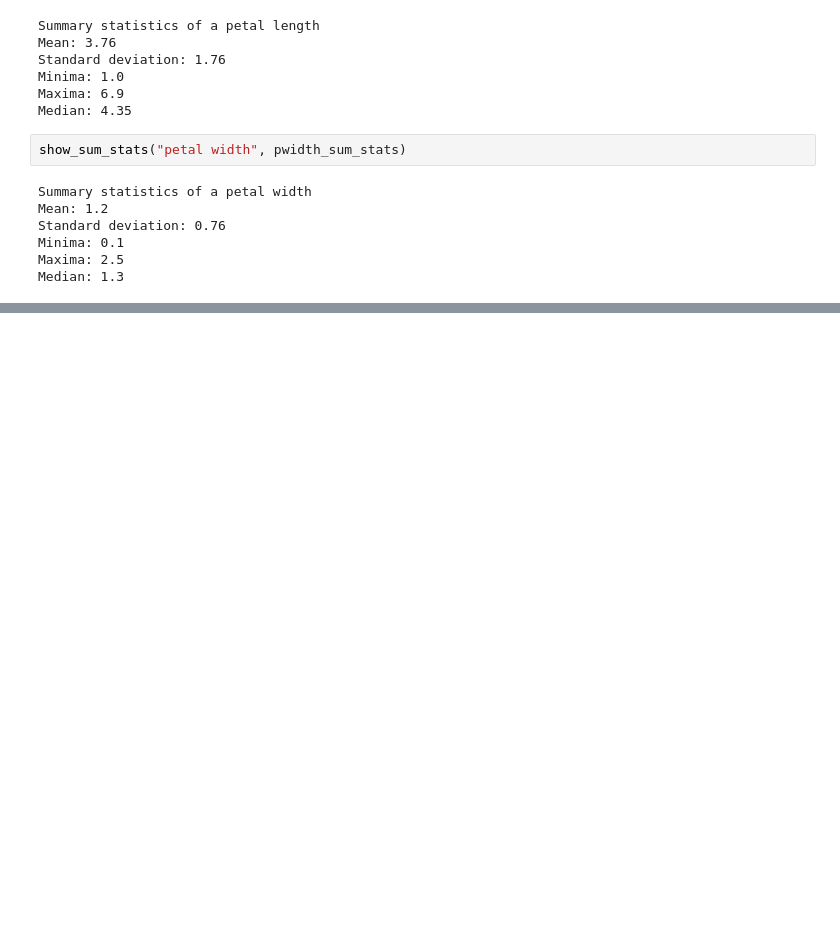
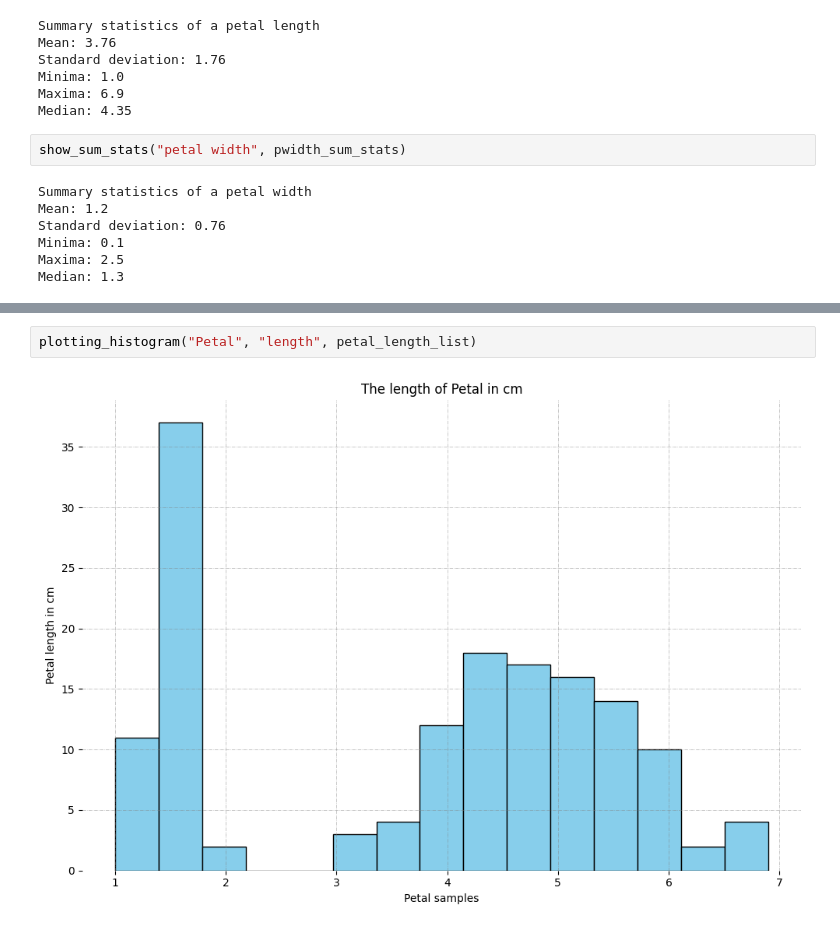
Before and after one commit to aldaszarnauskas/principles_of_data_analytics, a Jupyter notebook: Tasks.ipynb, the cells around one changed output, grey strips where cells are left out. Cells and saved outputs as stored; diff of their text form; blank space fills up the shorter version.

```diff
--- a/Tasks.ipynb
+++ b/Tasks.ipynb
@@ -175,0 +218,4 @@ Median: 1.3
+# %%
+plotting_histogram("Petal", "length", petal_length_list)
+# %% [output]
+[figure, added]
```
Also changed, not shown: parts of 8 cells of this notebook.
